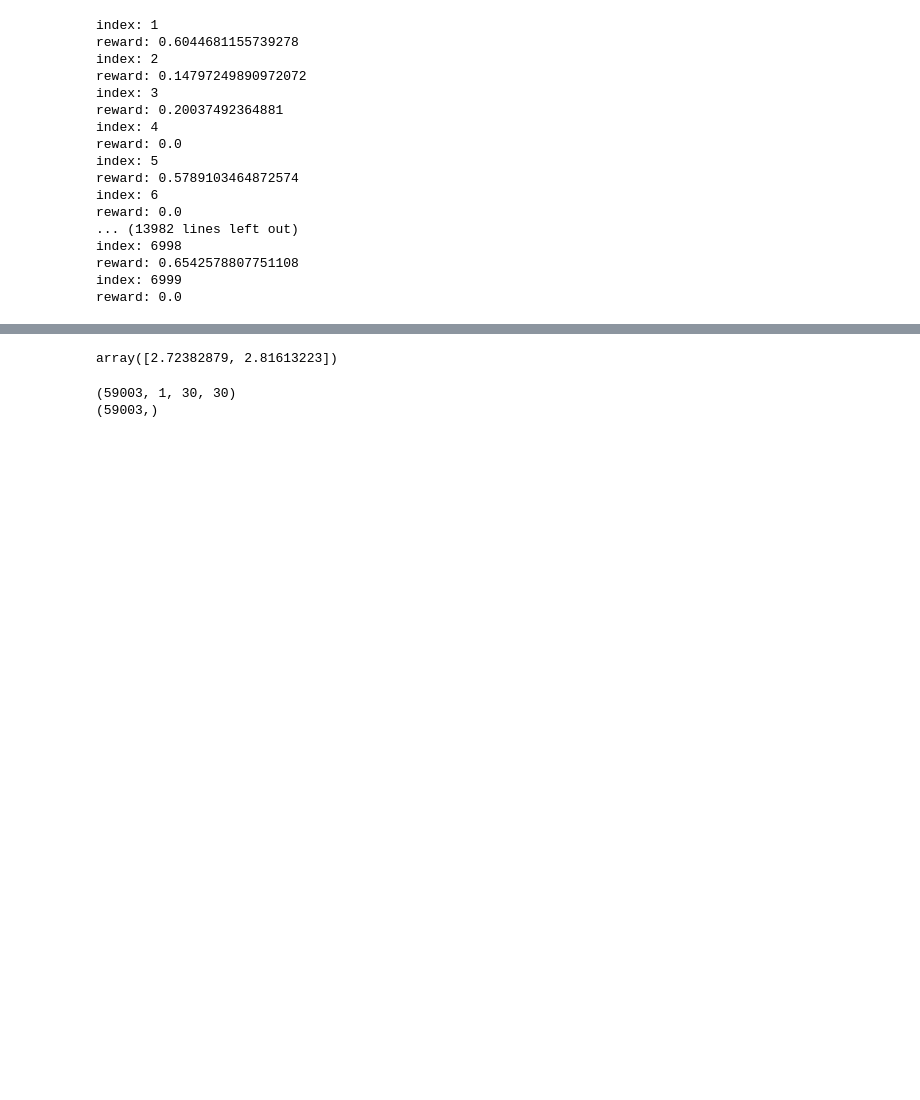
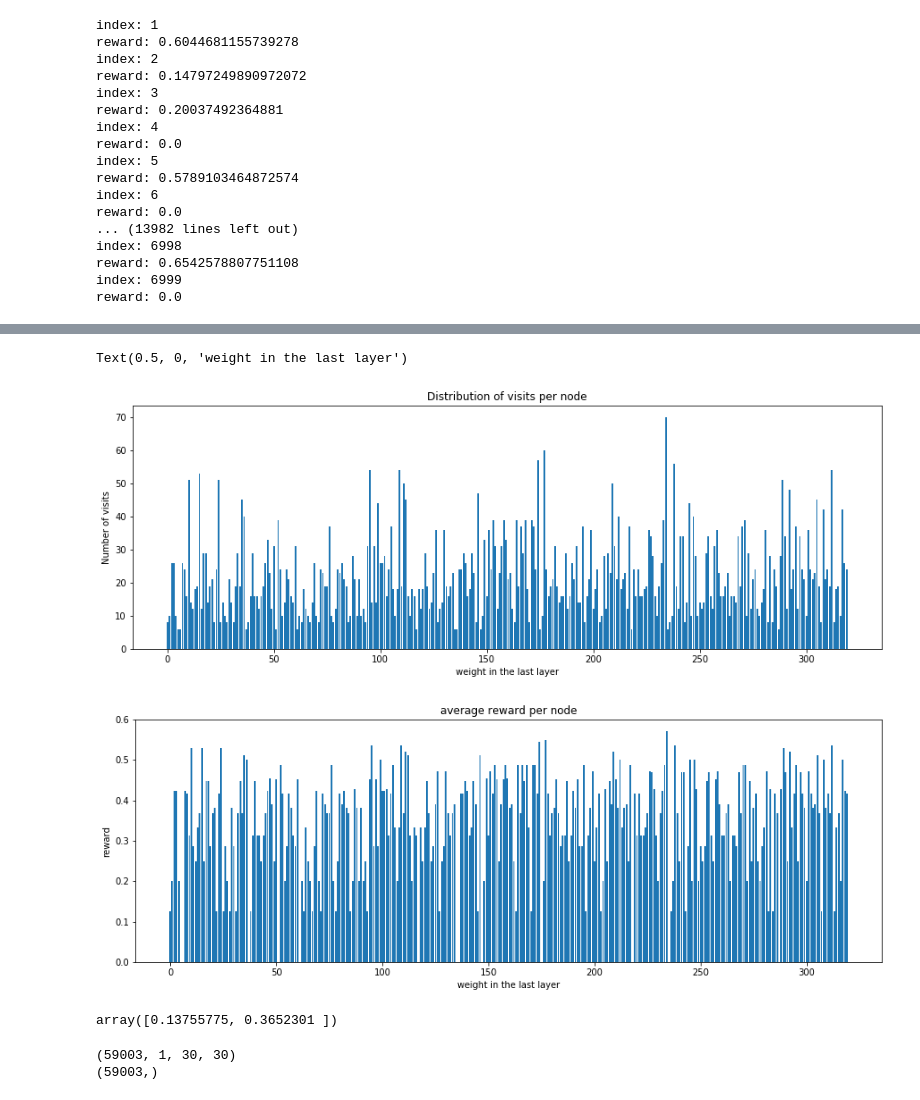
Before and after one commit to hamidkhb/Reinforcement-Learning-for-Neural-Network-Pruning, a Jupyter notebook: main.ipynb, the cells around one changed output, grey strips where cells are left out. Saved outputs shown, nothing was run; the diff lists cells and outputs as text; code cells hidden in the pictures; blank space fills up the shorter version.

Commit message:
last draft

```diff
--- a/main.ipynb
+++ b/main.ipynb
@@ -648,0 +623,8 @@ Text(0.5, 0, 'Number of weight in the last layer')
+# %%
+d = np.load("result_weights_Bayess_UCB.npy", allow_pickle=True)
+print(d[()].keys())
+s = d[()]["s"]
+f = d[()]["f"]
+n_k = s + f
+beta = s/(s+f)
+beta
@@ -649,8 +650,25 @@ Text(0.5, 0, 'Number of weight in the last layer')
+# %%
+n2 = n_k.reshape(-1)
+m2 = beta.reshape(-1)
+plt.figure(figsize=(15,5))
+plt.title("Distribution of visits per node")
+plt.ylabel("Number of visits")
+plt.xlabel("weight in the last layer")
+plt.bar(np.arange(len(n2)), n2, )
+plt.figure(figsize=(15,5))
+plt.bar(np.arange(len(m2)),m2)
+plt.title("average reward per node")
+plt.ylabel("reward")
+plt.xlabel("weight in the last layer")
+# %% [output]
+Text(0.5, 0, 'weight in the last layer')
+[figure, added]
+[figure, added]
 # %%
-indexes = np.unravel_index(np.argsort(mu, axis=None), mu.shape)
-mu[indexes[0][-2:], indexes[1][-2:]]
+indexes = np.unravel_index(np.argsort(beta, axis=None), beta.shape)
+mu_k[indexes[0][-2:], indexes[1][-2:]]
 # %% [output]
-array([2.72382879, 2.81613223])
+array([0.13755775, 0.3652301 ])
 # %%
 data, label = data_prep("/home/fe/khodabakhshandeh/Projects/radar/radar-ml/Python/data/Config G/box_data.npy")
 # %% [output]
```
Also changed, not shown: parts of 19 cells of this notebook, 25 other files.
